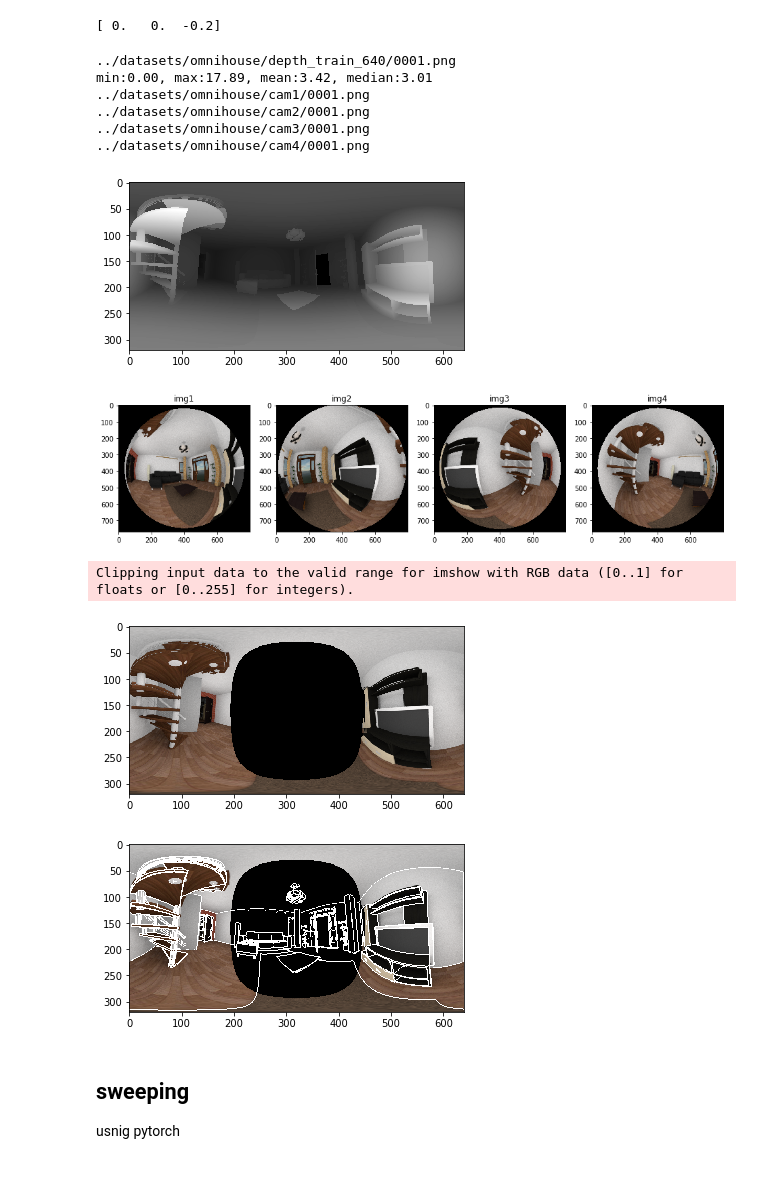
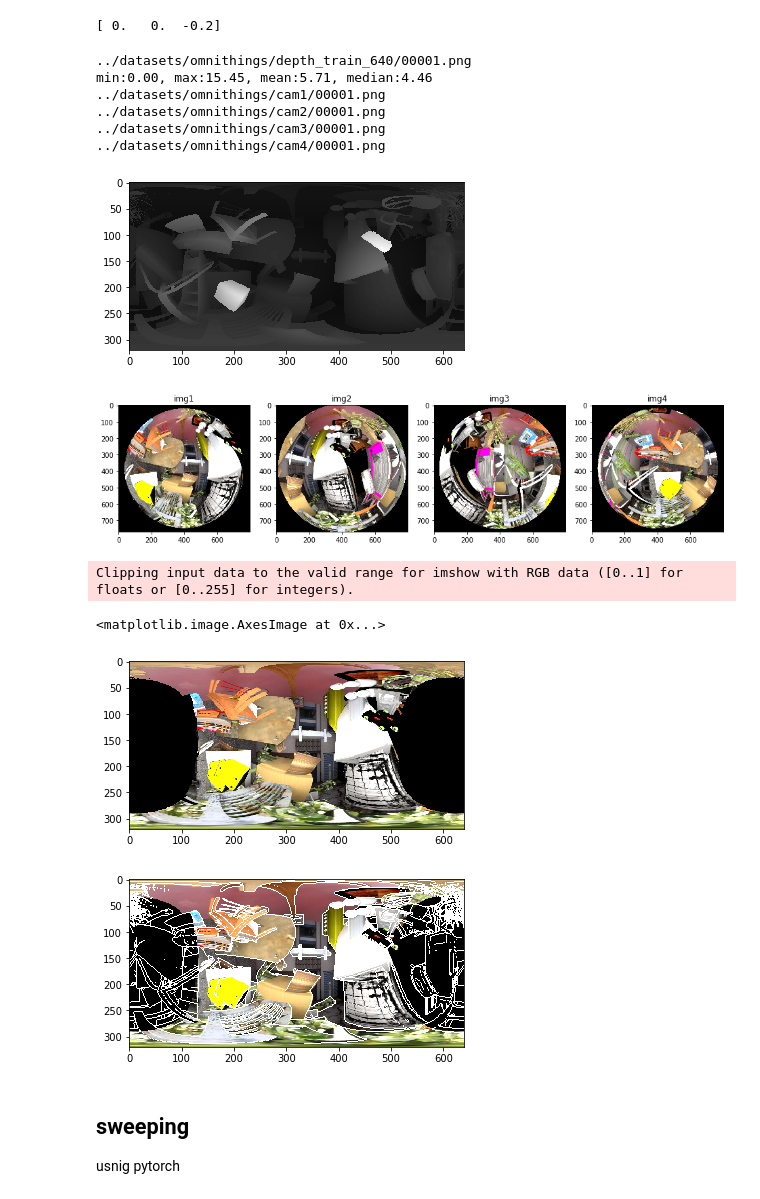
Before and after one commit to matsuren/omnimvs_pytorch, a Jupyter notebook: notebook/visualize_datasets.ipynb, the cells around one changed output. Drawn from its saved outputs; the diff is of its cells as text; code cells hidden in the pictures.

```diff
--- a/notebook/visualize_datasets.ipynb
+++ b/notebook/visualize_datasets.ipynb
@@ -60,7 +60,8 @@ def spherical_grid(h, w):
 ## Change file name
 Some filenames are f'{i:04}.png', but almost all are f'{i:05}.png'
 # %%
-root_dir = '../datasets/omnihouse'
+root_dir = '../datasets/omnithings/'
+# root_dir = '../datasets/omnihouse'
 # root_dir = '../datasets/urban/sunny'
 
 from glob import glob
@@ -378,45 +379,45 @@ for i, img in enumerate(imgs):
     ax[i].imshow(img)
     ax[i].set_title(f'img{i+1}')
 # %% [output]
-../datasets/omnihouse/depth_train_640/0001.png
-min:0.00, max:17.89, mean:3.42, median:3.01
-../datasets/omnihouse/cam1/0001.png
-../datasets/omnihouse/cam2/0001.png
-../datasets/omnihouse/cam3/0001.png
-../datasets/omnihouse/cam4/0001.png
+../datasets/omnithings/depth_train_640/00001.png
+min:0.00, max:15.45, mean:5.71, median:4.46
+../datasets/omnithings/cam1/00001.png
+../datasets/omnithings/cam2/00001.png
+../datasets/omnithings/cam3/00001.png
+../datasets/omnithings/cam4/00001.png
-[figure, old version]
+[figure, new version]
-[figure, old version]
+[figure, new version]
 # %%
-cam_id = 2# camera index
+cam_id = 0# camera index
 # %%
 # sphere projection from rig center
 h, w = depth.shape[:2]
 phi_xy, theta_xy = spherical_grid(h, w)
 
 pts = np.stack([np.sin(phi_xy)*np.cos(theta_xy), np.sin(theta_xy), np.cos(phi_xy)*np.cos(theta_xy)], axis=2)
 # points from rig center
 pts = pts.reshape(-1, 3)*depth.reshape(-1, 1)
 pts += center
 
 # add color from camera
 # pt_c = T_cw*pt_w
 pts_c = Tcw[cam_id][:3,:3].dot(pts.T)+Tcw[cam_id][:3, 3:4]
 mapx, mapy = ocams[cam_id].world2cam(pts_c)
 mapx = mapx.reshape(h, w)
 mapy = mapy.reshape(h, w)
 out = cv2.remap(imgs[cam_id], mapx, mapy,cv2.INTER_LINEAR)/255
 plt.imshow(out)
 
 # make sure if the depth match the color
 plt.figure()
-edge = np.abs(cv2.Laplacian(invdepth, cv2.CV_64F))>0.001
+edge = np.abs(cv2.Laplacian(invdepth, cv2.CV_64F))>0.01
 # plt.imshow(edge)
 plt.imshow(out + edge[:,:,np.newaxis])
-results[cam_id] = out + edge[:,:,np.newaxis]
 # %% [output]
 Clipping input data to the valid range for imshow with RGB data ([0..1] for floats or [0..255] for integers).
+<matplotlib.image.AxesImage at 0x...>
-[figure, old version]
+[figure, new version]
-[figure, old version]
+[figure, new version]
 # %%
 # Open3d
 pcd = o3d.geometry.PointCloud()
```
Also changed, not shown: parts of 13 cells of this notebook, 2 other files.
